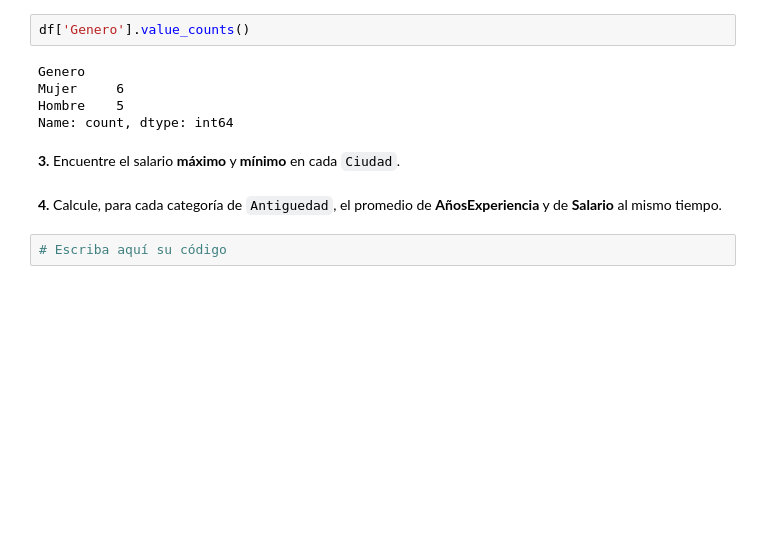
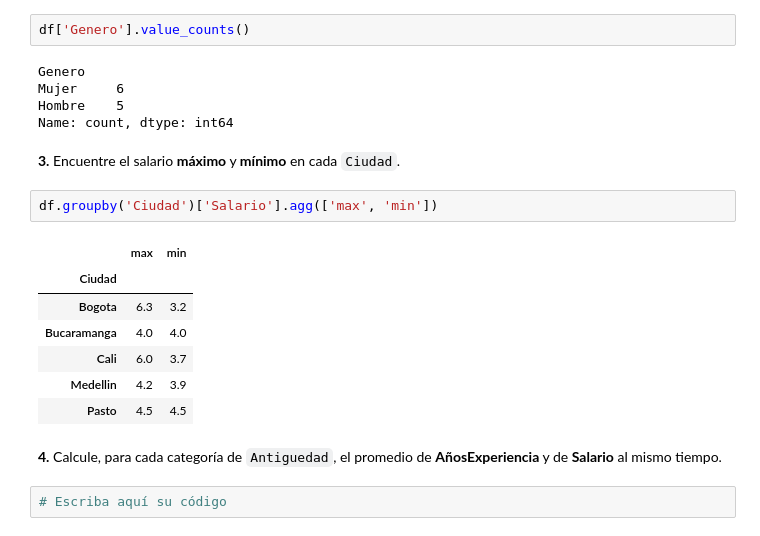
Before and after one commit to Matiaaaaas1/aprendiendo_git_hub, a Jupyter notebook: Taller_Preparcial_Seccion3_Pandas.ipynb, the cells around one changed output. Drawn from its saved outputs; the diff is of its cells as text; blank space fills up the shorter version.

Commit message:
Subsección 3 - Punto 3: Max y Min Ciudad

```diff
--- a/Taller_Preparcial_Seccion3_Pandas.ipynb
+++ b/Taller_Preparcial_Seccion3_Pandas.ipynb
@@ -393,6 +393,16 @@ Hombre    5
 Name: count, dtype: int64
 # %% [markdown]
 **3.** Encuentre el salario **máximo** y **mínimo** en cada `Ciudad`.
+# %%
+df.groupby('Ciudad')['Salario'].agg(['max', 'min'])
+# %% [output]
+|  | max | min |
+| Ciudad |  |  |
+| Bogota | 6.3 | 3.2 |
+| Bucaramanga | 4.0 | 4.0 |
+| Cali | 6.0 | 3.7 |
+| Medellin | 4.2 | 3.9 |
+| Pasto | 4.5 | 4.5 |
 # %% [markdown]
 **4.** Calcule, para cada categoría de `Antiguedad`, el promedio de **AñosExperiencia** y de **Salario** al mismo tiempo.
 # %%
```
